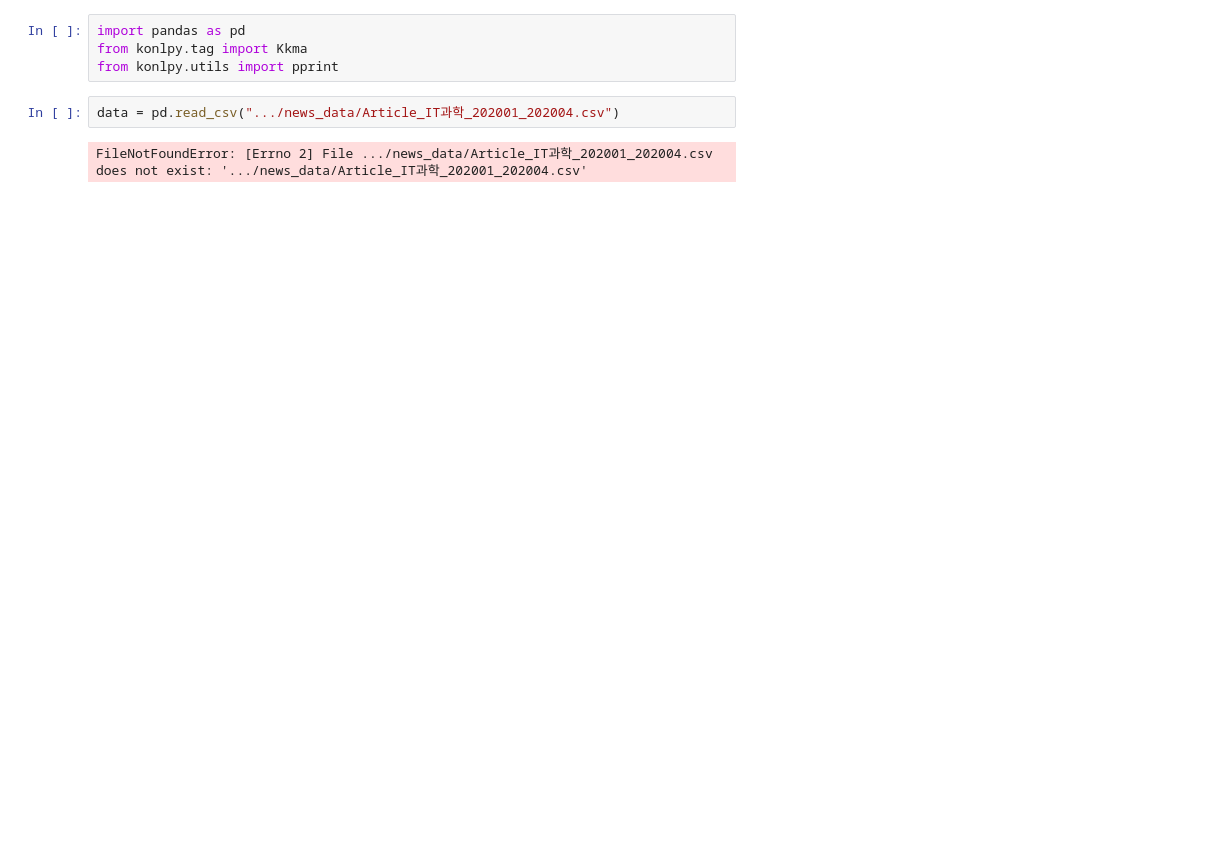
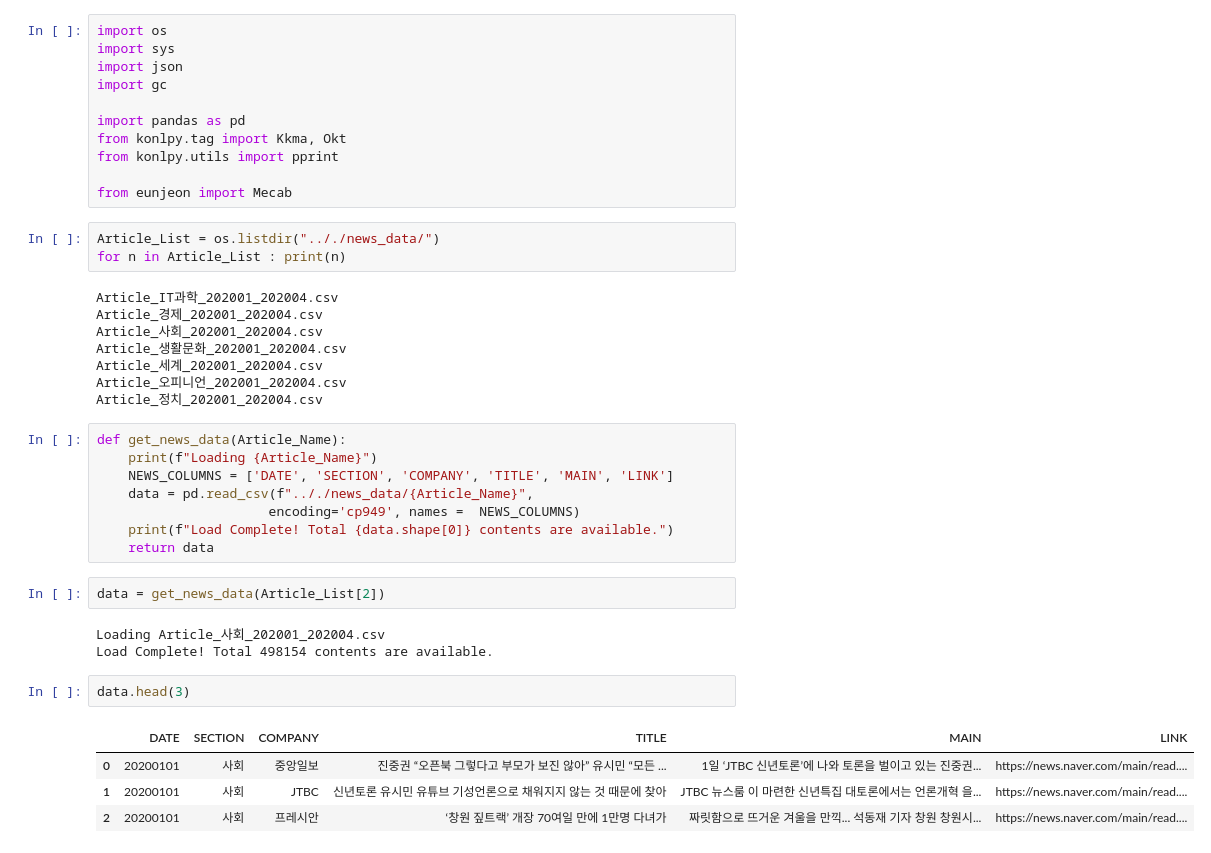
Before and after one commit to DMQA-COVID19/COVID_NEWS_DATA, a Jupyter notebook: JHOON/NEWS_DATA_PREPROCESS.ipynb, the cells around one changed output. Cells and saved outputs as stored; diff of their text form; blank space fills up the shorter version.

```diff
--- a/JHOON/NEWS_DATA_PREPROCESS.ipynb
+++ b/JHOON/NEWS_DATA_PREPROCESS.ipynb
@@ -1,8 +1,42 @@
 # %%
+import os
+import sys
+import json
+import gc
+
 import pandas as pd
-from konlpy.tag import Kkma
+from konlpy.tag import Kkma, Okt
 from konlpy.utils import pprint
+
+from eunjeon import Mecab
-# %%
-data = pd.read_csv(".../news_data/Article_IT과학_202001_202004.csv")
-# %% [output]
-FileNotFoundError: [Errno 2] File .../news_data/Article_IT과학_202001_202004.csv does not exist: '.../news_data/Article_IT과학_202001_202004.csv'
+# %%
+Article_List = os.listdir(".././news_data/")
+for n in Article_List : print(n)
+# %% [output]
+Article_IT과학_202001_202004.csv
+Article_경제_202001_202004.csv
+Article_사회_202001_202004.csv
+Article_생활문화_202001_202004.csv
+Article_세계_202001_202004.csv
+Article_오피니언_202001_202004.csv
+Article_정치_202001_202004.csv
+# %%
+def get_news_data(Article_Name):
+    print(f"Loading {Article_Name}")
+    NEWS_COLUMNS = ['DATE', 'SECTION', 'COMPANY', 'TITLE', 'MAIN', 'LINK']
+    data = pd.read_csv(f".././news_data/{Article_Name}",
+                      encoding='cp949', names =  NEWS_COLUMNS)
+    print(f"Load Complete! Total {data.shape[0]} contents are available.")
+    return data
+# %%
+data = get_news_data(Article_List[2])
+# %% [output]
+Loading Article_사회_202001_202004.csv
+Load Complete! Total 498154 contents are available.
+# %%
+data.head(3)
+# %% [output]
+|  | DATE | SECTION | COMPANY | TITLE | MAIN | LINK |
+| 0 | 20200101 | 사회 | 중앙일보 | 진중권 “오픈북 그렇다고 부모가 보진 않아” 유시민 “모든 ... | 1일 ‘JTBC 신년토론’에 나와 토론을 벌이고 있는 진중권... | https://news.naver.com/main/read.... |
+| 1 | 20200101 | 사회 | JTBC | 신년토론 유시민 유튜브 기성언론으로 채워지지 않는 것 때문에 찾아 | JTBC 뉴스룸 이 마련한 신년특집 대토론에서는 언론개혁 을... | https://news.naver.com/main/read.... |
+| 2 | 20200101 | 사회 | 프레시안 | ‘창원 짚트랙’ 개장 70여일 만에 1만명 다녀가 | 짜릿함으로 뜨거운 겨울을 만끽... 석동재 기자 창원 창원시... | https://news.naver.com/main/read.... |
```
Also changed, not shown: parts of 13 cells of this notebook, 1 other file.
